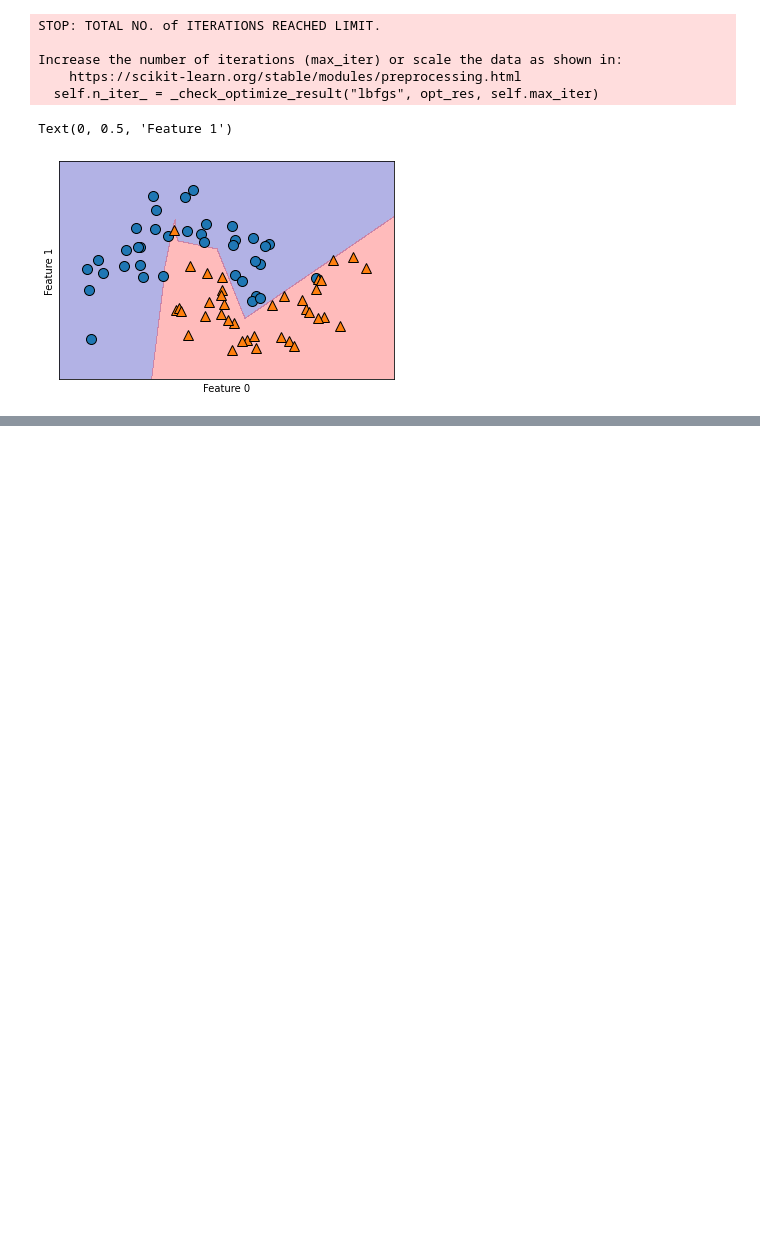
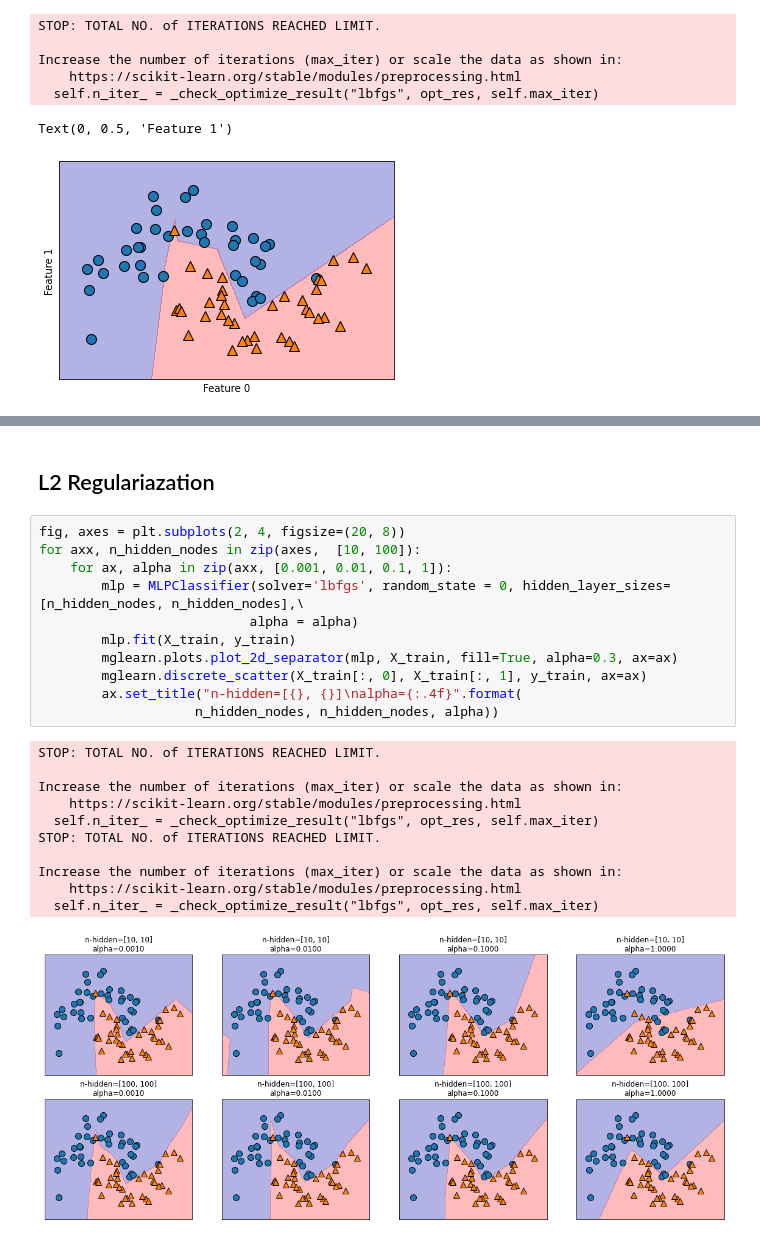
Before and after one commit to aryamanak10/Introduction-to-Machine-Learning-Book-Codes, a Jupyter notebook: Chapter 2/Deep Learning - Neural Networks.ipynb, the cells around one changed output, grey strips where cells are left out. Saved outputs shown, nothing was run; the diff lists cells and outputs as text; blank space fills up the shorter version.

```diff
--- a/Chapter 2/Deep Learning - Neural Networks.ipynb
+++ b/Chapter 2/Deep Learning - Neural Networks.ipynb
@@ -52,0 +82,25 @@ Text(0, 0.5, 'Feature 1')
+# %% [markdown]
+## L2 Regulariazation
+# %%
+fig, axes = plt.subplots(2, 4, figsize=(20, 8))
+for axx, n_hidden_nodes in zip(axes,  [10, 100]):
+    for ax, alpha in zip(axx, [0.001, 0.01, 0.1, 1]):
+        mlp = MLPClassifier(solver='lbfgs', random_state = 0, hidden_layer_sizes=[n_hidden_nodes, n_hidden_nodes],\
+                           alpha = alpha)
+        mlp.fit(X_train, y_train)
+        mglearn.plots.plot_2d_separator(mlp, X_train, fill=True, alpha=0.3, ax=ax)
+        mglearn.discrete_scatter(X_train[:, 0], X_train[:, 1], y_train, ax=ax)
+        ax.set_title("n-hidden=[{}, {}]\nalpha={:.4f}".format(
+                    n_hidden_nodes, n_hidden_nodes, alpha))
+# %% [output]
+STOP: TOTAL NO. of ITERATIONS REACHED LIMIT.
+
+Increase the number of iterations (max_iter) or scale the data as shown in:
+    https://scikit-learn.org/stable/modules/preprocessing.html
+  self.n_iter_ = _check_optimize_result("lbfgs", opt_res, self.max_iter)
+STOP: TOTAL NO. of ITERATIONS REACHED LIMIT.
+
+Increase the number of iterations (max_iter) or scale the data as shown in:
+    https://scikit-learn.org/stable/modules/preprocessing.html
+  self.n_iter_ = _check_optimize_result("lbfgs", opt_res, self.max_iter)
+[figure, added]
```
Also changed, not shown: parts of 27 cells of this notebook.
